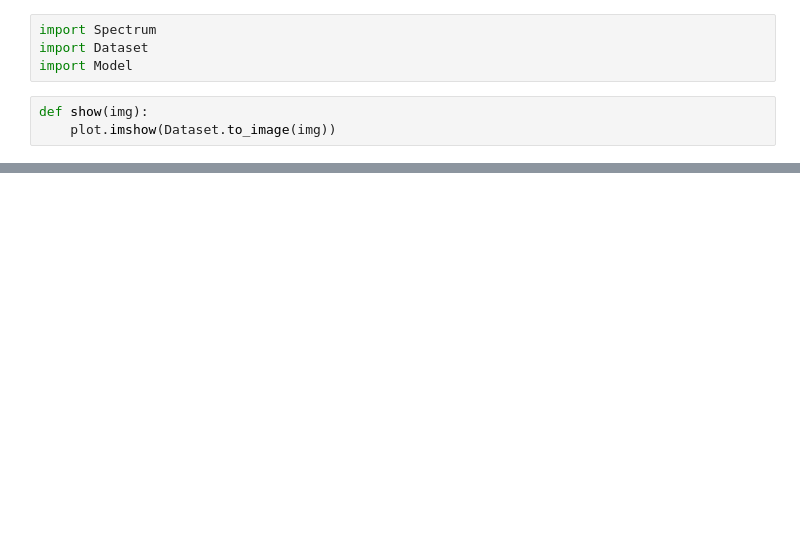
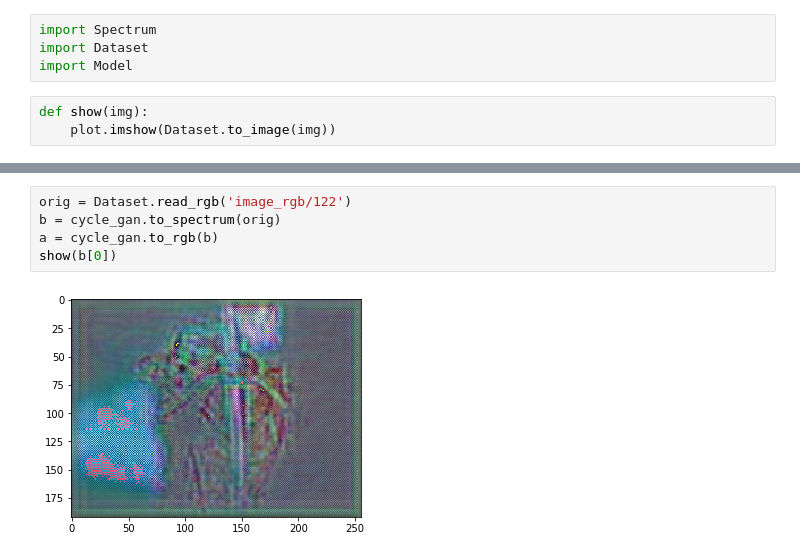
Before and after one commit to meduketto/retrogfx, a Jupyter notebook: Test.ipynb, the cells around one changed output, grey strips where cells are left out. Saved outputs shown, nothing was run; the diff lists cells and outputs as text; blank space fills up the shorter version.

```diff
--- a/Test.ipynb
+++ b/Test.ipynb
@@ -114,0 +56,7 @@ show(gtx[1][0])
+# %%
+orig = Dataset.read_rgb('image_rgb/122')
+b = cycle_gan.to_spectrum(orig)
+a = cycle_gan.to_rgb(b)
+show(b[0])
+# %% [output]
+[figure, added]
```
Also changed, not shown: parts of 25 cells of this notebook, 1 other file.
